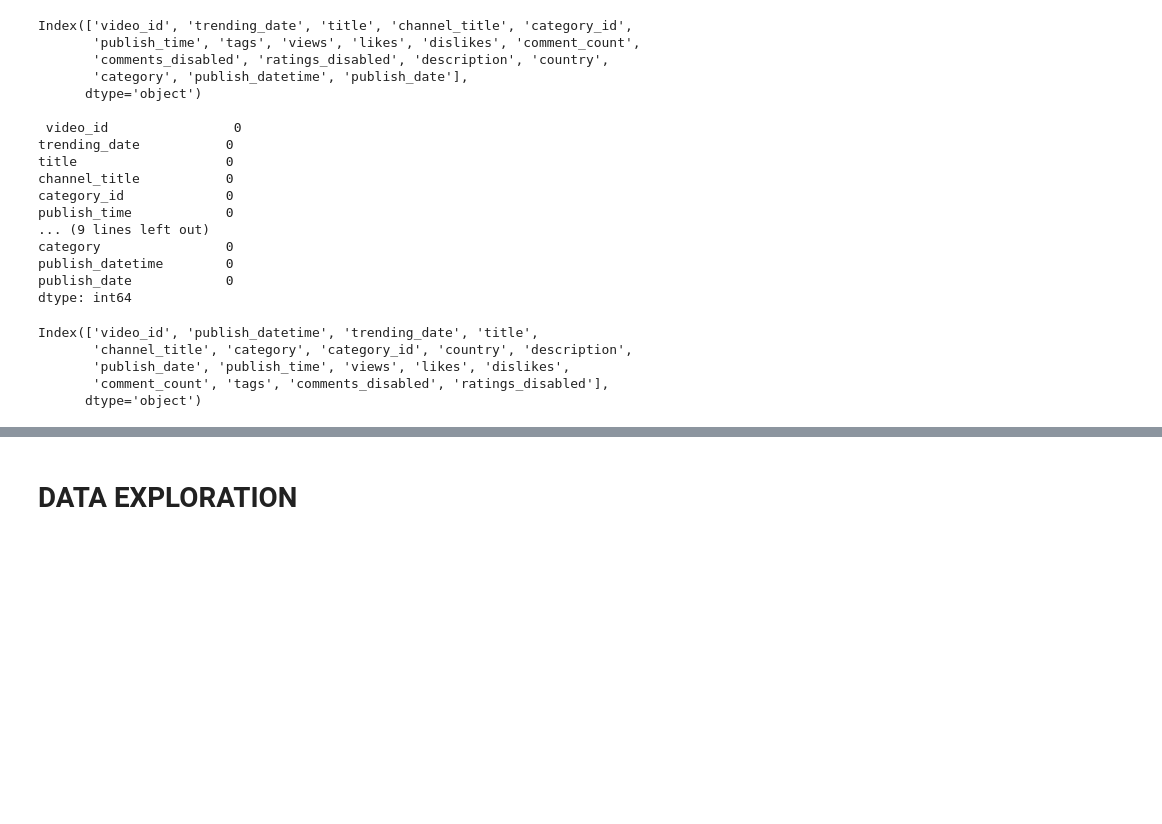
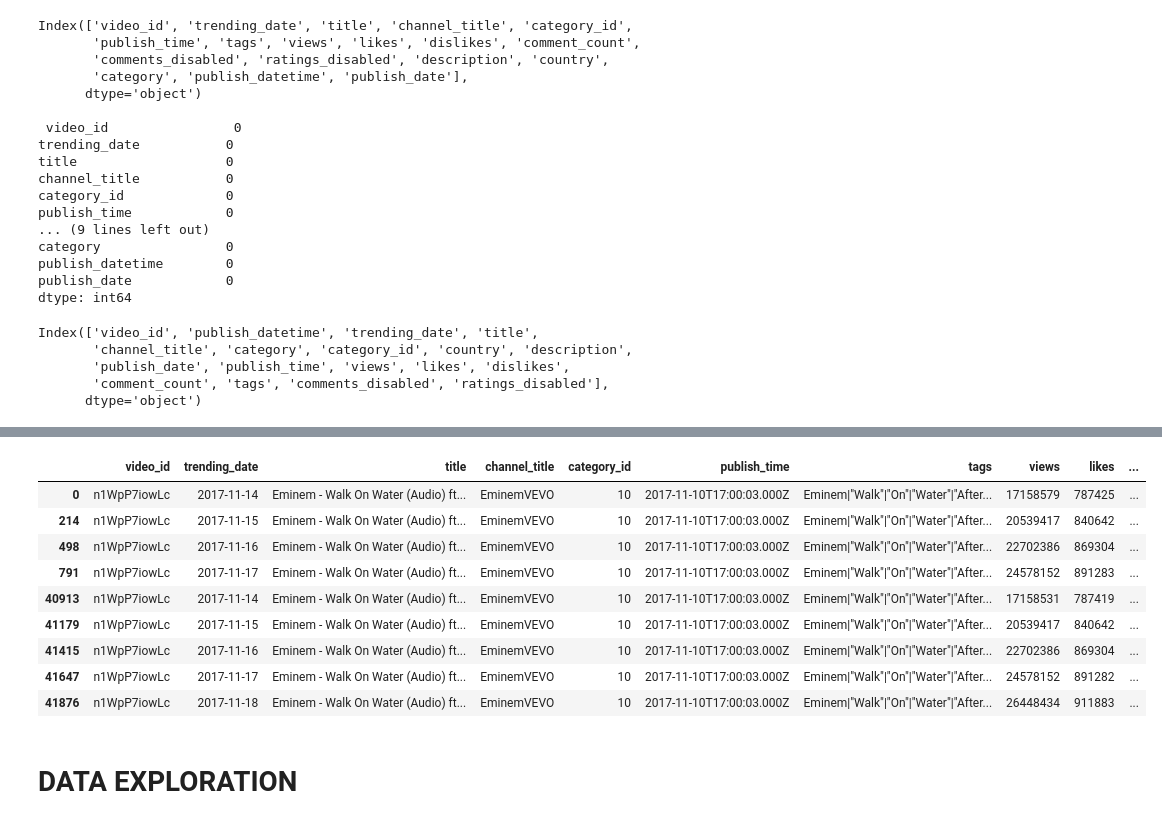
Before and after one commit to Thampi-hub/Springboard_RT, a Jupyter notebook: Capstone_2/2_DataWrangling/readData.ipynb, the cells around one changed output, grey strips where cells are left out. Drawn from its saved outputs; the diff is of its cells as text; code cells hidden in the pictures; blank space fills up the shorter version.

```diff
--- a/Capstone_2/2_DataWrangling/readData.ipynb
+++ b/Capstone_2/2_DataWrangling/readData.ipynb
@@ -203,3 +210,16 @@ filtrData.head()
+# %%
+allData[allData.video_id=="n1WpP7iowLc"]
+# %% [output]
+|  | video_id | trending_date | title | channel_title | category_id | publish_time | tags | views | likes | ... |
+| 0 | n1WpP7iowLc | 2017-11-14 | Eminem - Walk On Water (Audio) ft... | EminemVEVO | 10 | 2017-11-10T17:00:03.000Z | Eminem|"Walk"|"On"|"Water"|"After... | 17158579 | 787425 | ... |
+| 214 | n1WpP7iowLc | 2017-11-15 | Eminem - Walk On Water (Audio) ft... | EminemVEVO | 10 | 2017-11-10T17:00:03.000Z | Eminem|"Walk"|"On"|"Water"|"After... | 20539417 | 840642 | ... |
+| 498 | n1WpP7iowLc | 2017-11-16 | Eminem - Walk On Water (Audio) ft... | EminemVEVO | 10 | 2017-11-10T17:00:03.000Z | Eminem|"Walk"|"On"|"Water"|"After... | 22702386 | 869304 | ... |
+| 791 | n1WpP7iowLc | 2017-11-17 | Eminem - Walk On Water (Audio) ft... | EminemVEVO | 10 | 2017-11-10T17:00:03.000Z | Eminem|"Walk"|"On"|"Water"|"After... | 24578152 | 891283 | ... |
+| 40913 | n1WpP7iowLc | 2017-11-14 | Eminem - Walk On Water (Audio) ft... | EminemVEVO | 10 | 2017-11-10T17:00:03.000Z | Eminem|"Walk"|"On"|"Water"|"After... | 17158531 | 787419 | ... |
+| 41179 | n1WpP7iowLc | 2017-11-15 | Eminem - Walk On Water (Audio) ft... | EminemVEVO | 10 | 2017-11-10T17:00:03.000Z | Eminem|"Walk"|"On"|"Water"|"After... | 20539417 | 840642 | ... |
+| 41415 | n1WpP7iowLc | 2017-11-16 | Eminem - Walk On Water (Audio) ft... | EminemVEVO | 10 | 2017-11-10T17:00:03.000Z | Eminem|"Walk"|"On"|"Water"|"After... | 22702386 | 869304 | ... |
+| 41647 | n1WpP7iowLc | 2017-11-17 | Eminem - Walk On Water (Audio) ft... | EminemVEVO | 10 | 2017-11-10T17:00:03.000Z | Eminem|"Walk"|"On"|"Water"|"After... | 24578152 | 891282 | ... |
+| 41876 | n1WpP7iowLc | 2017-11-18 | Eminem - Walk On Water (Audio) ft... | EminemVEVO | 10 | 2017-11-10T17:00:03.000Z | Eminem|"Walk"|"On"|"Water"|"After... | 26448434 | 911883 | ... |
 # %% [markdown]
 # **DATA EXPLORATION**
 # %%
```
Also changed, not shown: parts of 11 cells of this notebook.
